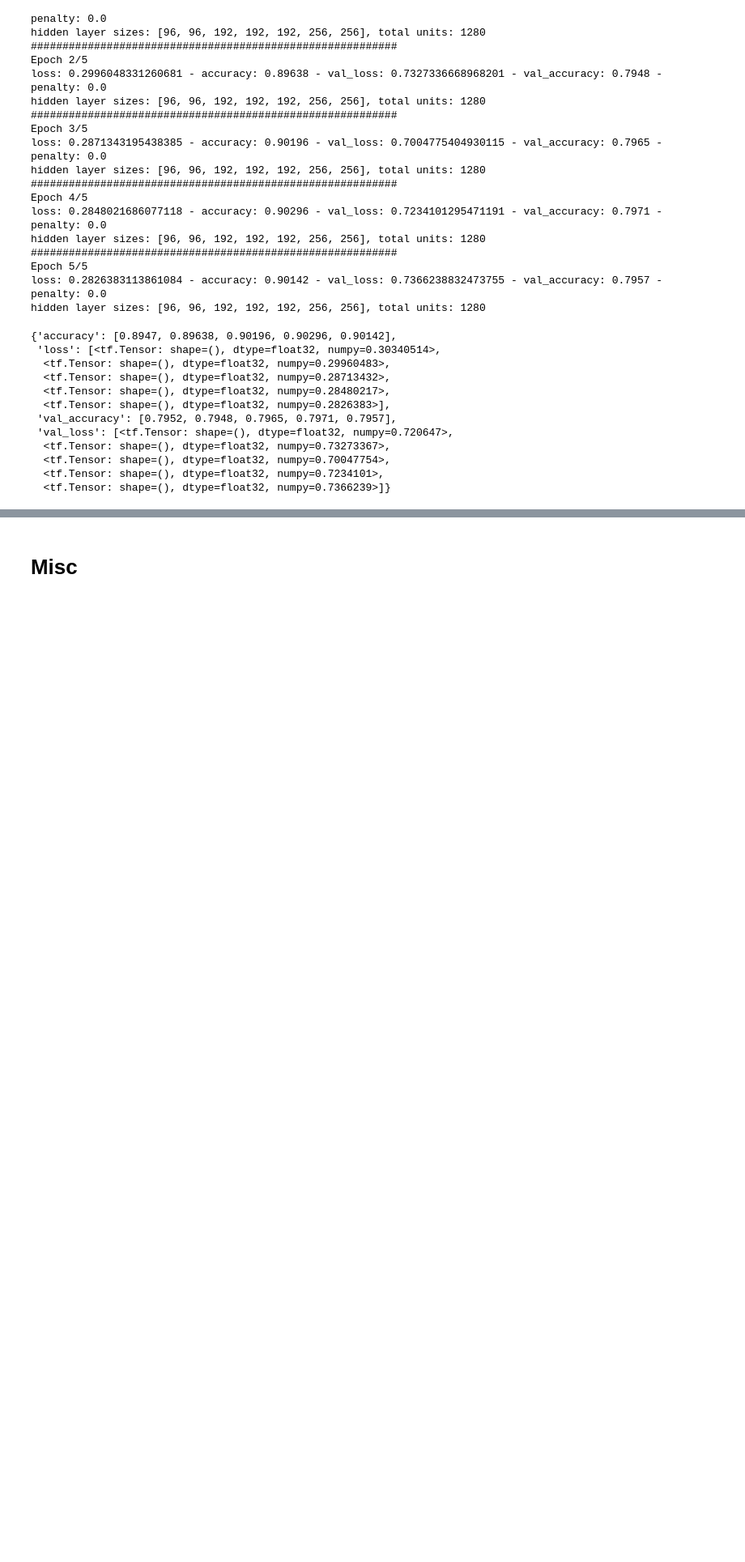
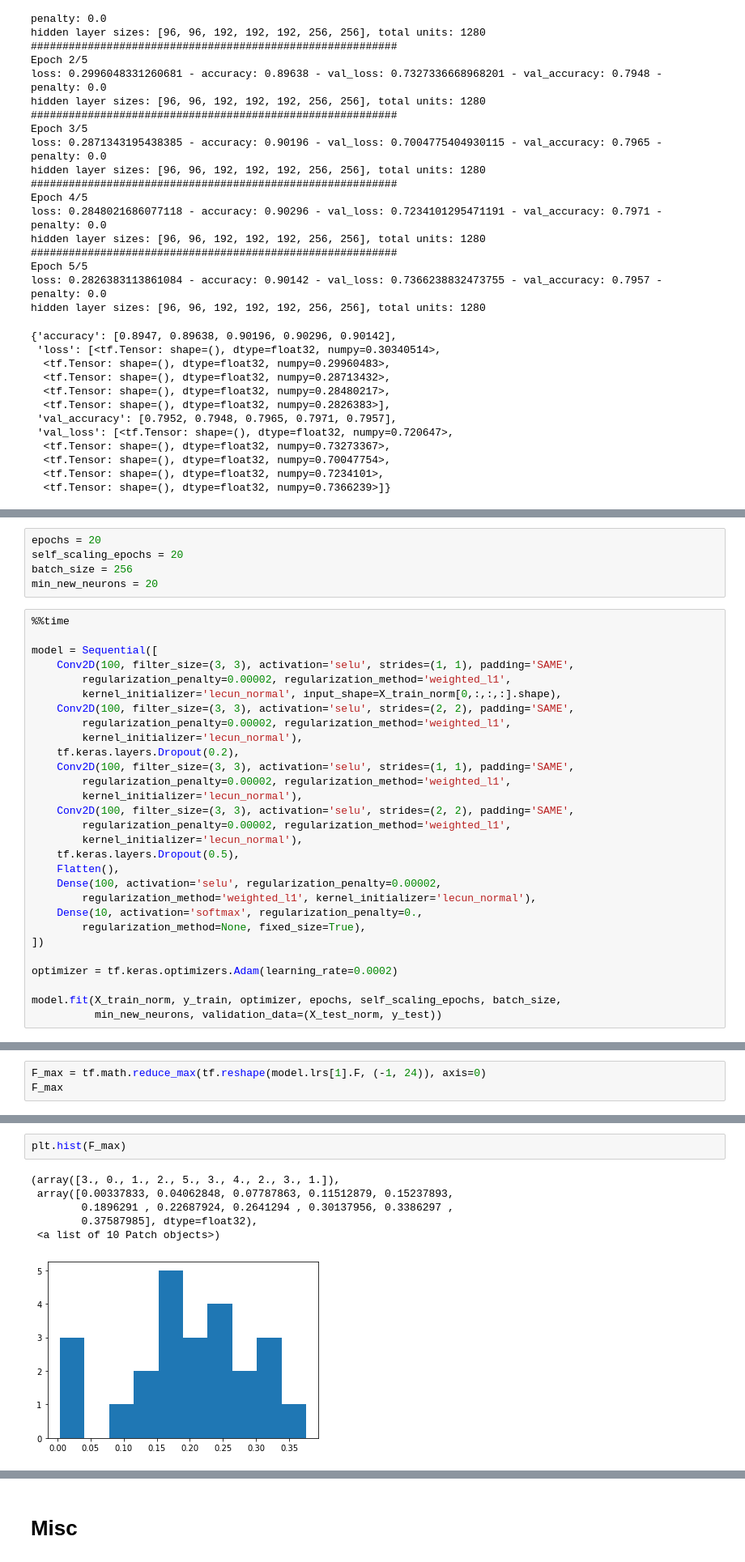
Before and after one commit to vcahlik/dynamic-auto-sizing, a Jupyter notebook: notebooks/experiments/convolutions.ipynb, the cells around one changed output, grey strips where cells are left out. Shown at 81% size. Saved outputs shown, nothing was run; the diff lists cells and outputs as text; blank space fills up the shorter version.

Commit message:
Add analysis of convolutional weights

```diff
--- a/notebooks/experiments/convolutions.ipynb
+++ b/notebooks/experiments/convolutions.ipynb
@@ -3190,0 +3193,34 @@ hidden layer sizes: [96, 96, 192, 192, 192, 256, 256], total units: 1280
+# %%
+epochs = 20
+self_scaling_epochs = 20
+batch_size = 256
+min_new_neurons = 20
+# %%
+%%time
+
+model = Sequential([
+    Conv2D(100, filter_size=(3, 3), activation='selu', strides=(1, 1), padding='SAME',
+        regularization_penalty=0.00002, regularization_method='weighted_l1',
+        kernel_initializer='lecun_normal', input_shape=X_train_norm[0,:,:,:].shape),
+    Conv2D(100, filter_size=(3, 3), activation='selu', strides=(2, 2), padding='SAME',
+        regularization_penalty=0.00002, regularization_method='weighted_l1',
+        kernel_initializer='lecun_normal'),
+    tf.keras.layers.Dropout(0.2),
+    Conv2D(100, filter_size=(3, 3), activation='selu', strides=(1, 1), padding='SAME',
+        regularization_penalty=0.00002, regularization_method='weighted_l1',
+        kernel_initializer='lecun_normal'),
+    Conv2D(100, filter_size=(3, 3), activation='selu', strides=(2, 2), padding='SAME',
+        regularization_penalty=0.00002, regularization_method='weighted_l1',
+        kernel_initializer='lecun_normal'),
+    tf.keras.layers.Dropout(0.5),
+    Flatten(),
+    Dense(100, activation='selu', regularization_penalty=0.00002,
+        regularization_method='weighted_l1', kernel_initializer='lecun_normal'),
+    Dense(10, activation='softmax', regularization_penalty=0.,
+        regularization_method=None, fixed_size=True),
+])
+
+optimizer = tf.keras.optimizers.Adam(learning_rate=0.0002)
+
+model.fit(X_train_norm, y_train, optimizer, epochs, self_scaling_epochs, batch_size,
+          min_new_neurons, validation_data=(X_test_norm, y_test))
@@ -3190,0 +3245,3 @@ hidden layer sizes: [96, 96, 192, 192, 192, 256, 256], total units: 1280
+# %%
+F_max = tf.math.reduce_max(tf.reshape(model.lrs[1].F, (-1, 24)), axis=0)
+F_max
@@ -3190,0 +3255,9 @@ hidden layer sizes: [96, 96, 192, 192, 192, 256, 256], total units: 1280
+# %%
+plt.hist(F_max)
+# %% [output]
+(array([3., 0., 1., 2., 5., 3., 4., 2., 3., 1.]),
+ array([0.00337833, 0.04062848, 0.07787863, 0.11512879, 0.15237893,
+        0.1896291 , 0.22687924, 0.2641294 , 0.30137956, 0.3386297 ,
+        0.37587985], dtype=float32),
+ <a list of 10 Patch objects>)
+[figure, added]
```
Also changed, not shown: parts of 15 cells of this notebook.
